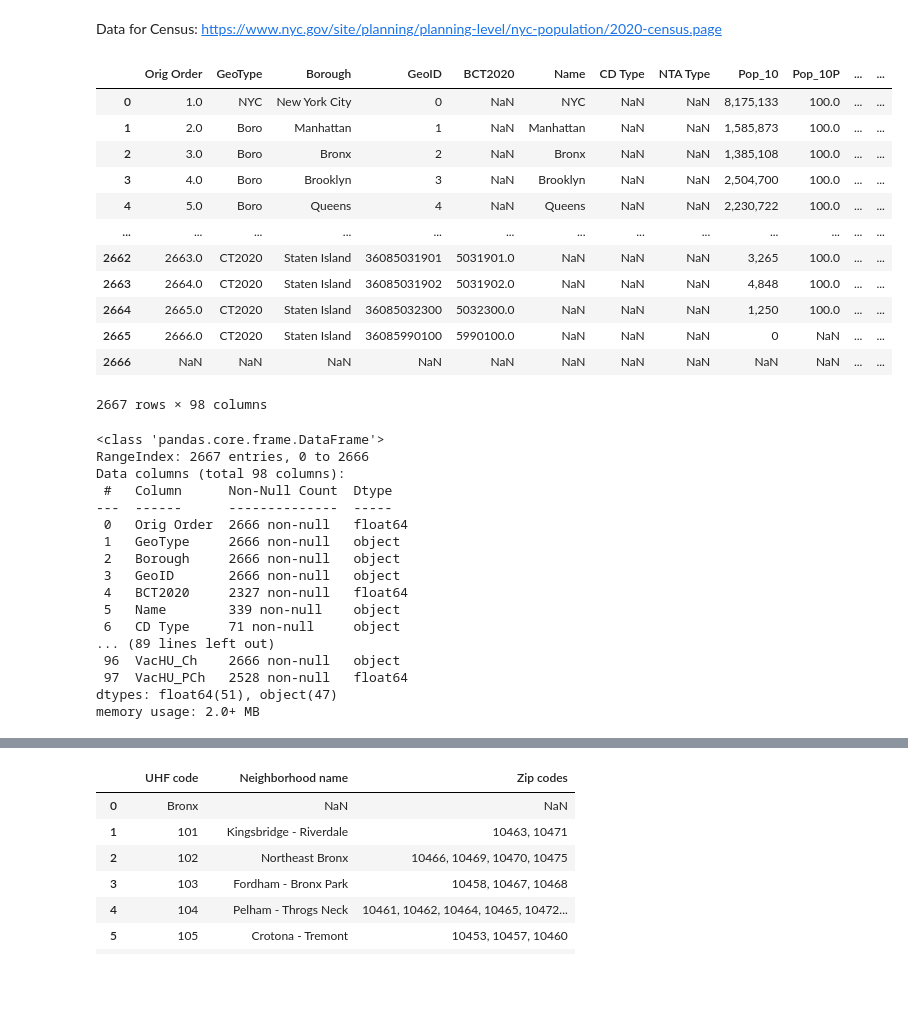
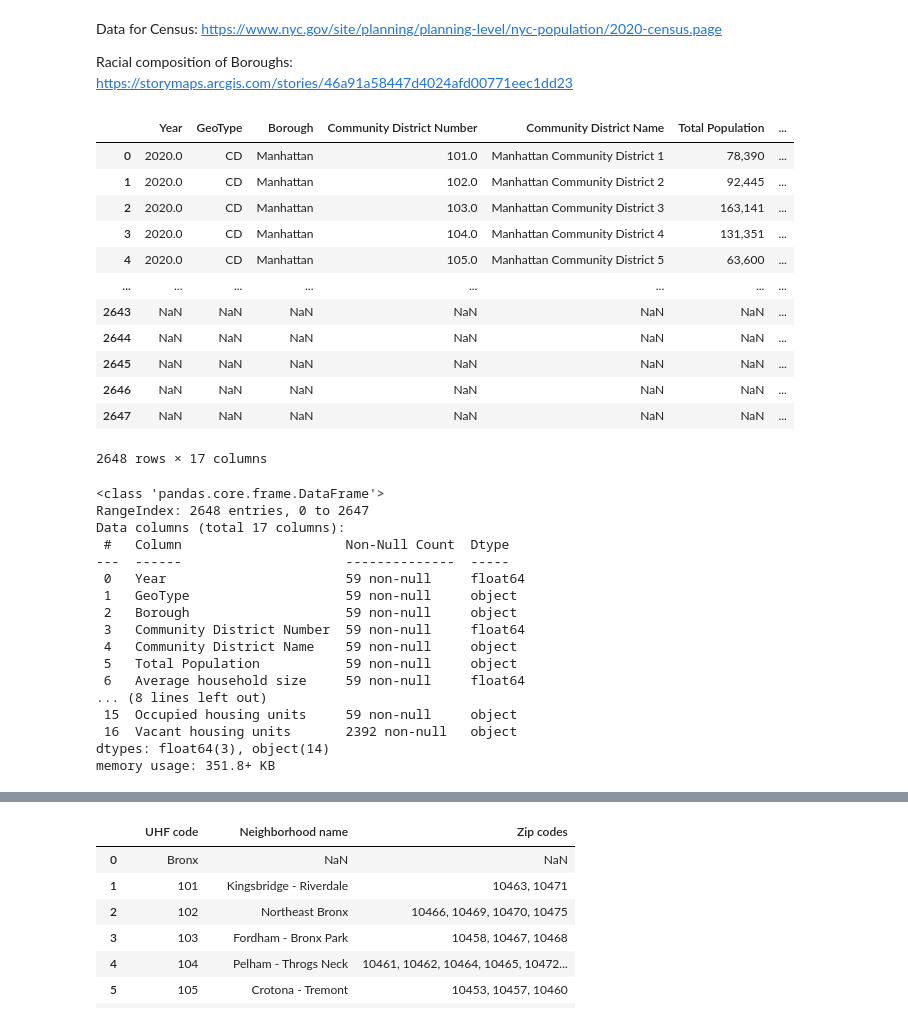
Before and after one commit to gbsmail/2023_AsAm_DataProject, a Jupyter notebook: AsAmPovertyProject.ipynb, the cells around one changed output, grey strips where cells are left out. Saved outputs shown, nothing was run; the diff lists cells and outputs as text; code cells hidden in the pictures; blank space fills up the shorter version.

```diff
--- a/AsAmPovertyProject.ipynb
+++ b/AsAmPovertyProject.ipynb
@@ -3,44 +3,47 @@
 import pandas as pd
 # %% [markdown]
 Data for Census: https://www.nyc.gov/site/planning/planning-level/nyc-population/2020-census.page
+
+Racial composition of Boroughs: https://storymaps.arcgis.com/stories/46a91a58447d4024afd00771eec1dd23
 # %%
 ## bring in US Census data for 2010 and 2020
-df = pd.read_csv("data/NYC_Census_2020_2010_geotype.csv", skiprows=[0,1,2])
+## what are all those NaN values??
+df = pd.read_csv("data/NYC_Census_2020_2010_geotype.csv")
 df
 # %% [output]
-|  | Orig Order | GeoType | Borough | GeoID | BCT2020 | Name | CD Type | NTA Type | Pop_10 | Pop_10P | ... | ... |
-| 0 | 1.0 | NYC | New York City | 0 | NaN | NYC | NaN | NaN | 8,175,133 | 100.0 | ... | ... |
-| 1 | 2.0 | Boro | Manhattan | 1 | NaN | Manhattan | NaN | NaN | 1,585,873 | 100.0 | ... | ... |
-| 2 | 3.0 | Boro | Bronx | 2 | NaN | Bronx | NaN | NaN | 1,385,108 | 100.0 | ... | ... |
-| 3 | 4.0 | Boro | Brooklyn | 3 | NaN | Brooklyn | NaN | NaN | 2,504,700 | 100.0 | ... | ... |
-| 4 | 5.0 | Boro | Queens | 4 | NaN | Queens | NaN | NaN | 2,230,722 | 100.0 | ... | ... |
-| ... | ... | ... | ... | ... | ... | ... | ... | ... | ... | ... | ... | ... |
-| 2662 | 2663.0 | CT2020 | Staten Island | 36085031901 | 5031901.0 | NaN | NaN | NaN | 3,265 | 100.0 | ... | ... |
-| 2663 | 2664.0 | CT2020 | Staten Island | 36085031902 | 5031902.0 | NaN | NaN | NaN | 4,848 | 100.0 | ... | ... |
-| 2664 | 2665.0 | CT2020 | Staten Island | 36085032300 | 5032300.0 | NaN | NaN | NaN | 1,250 | 100.0 | ... | ... |
-| 2665 | 2666.0 | CT2020 | Staten Island | 36085990100 | 5990100.0 | NaN | NaN | NaN | 0 | NaN | ... | ... |
-| 2666 | NaN | NaN | NaN | NaN | NaN | NaN | NaN | NaN | NaN | NaN | ... | ... |
+|  | Year | GeoType | Borough | Community District Number | Community District Name | Total Population | ... |
+| 0 | 2020.0 | CD | Manhattan | 101.0 | Manhattan Community District 1 | 78,390 | ... |
+| 1 | 2020.0 | CD | Manhattan | 102.0 | Manhattan Community District 2 | 92,445 | ... |
+| 2 | 2020.0 | CD | Manhattan | 103.0 | Manhattan Community District 3 | 163,141 | ... |
+| 3 | 2020.0 | CD | Manhattan | 104.0 | Manhattan Community District 4 | 131,351 | ... |
+| 4 | 2020.0 | CD | Manhattan | 105.0 | Manhattan Community District 5 | 63,600 | ... |
+| ... | ... | ... | ... | ... | ... | ... | ... |
+| 2643 | NaN | NaN | NaN | NaN | NaN | NaN | ... |
+| 2644 | NaN | NaN | NaN | NaN | NaN | NaN | ... |
+| 2645 | NaN | NaN | NaN | NaN | NaN | NaN | ... |
+| 2646 | NaN | NaN | NaN | NaN | NaN | NaN | ... |
+| 2647 | NaN | NaN | NaN | NaN | NaN | NaN | ... |
-2667 rows × 98 columns
+2648 rows × 17 columns
 # %%
 df.info()
 # %% [output]
 <class 'pandas.core.frame.DataFrame'>
-RangeIndex: 2667 entries, 0 to 2666
-Data columns (total 98 columns):
- #   Column      Non-Null Count  Dtype
----  ------      --------------  -----
- 0   Orig Order  2666 non-null   float64
- 1   GeoType     2666 non-null   object
- 2   Borough     2666 non-null   object
- 3   GeoID       2666 non-null   object
- 4   BCT2020     2327 non-null   float64
- 5   Name        339 non-null    object
- 6   CD Type     71 non-null     object
-... (89 lines left out)
- 96  VacHU_Ch    2666 non-null   object
- 97  VacHU_PCh   2528 non-null   float64
-dtypes: float64(51), object(47)
-memory usage: 2.0+ MB
+RangeIndex: 2648 entries, 0 to 2647
+Data columns (total 17 columns):
+ #   Column                     Non-Null Count  Dtype
+---  ------                     --------------  -----
+ 0   Year                       59 non-null     float64
+ 1   GeoType                    59 non-null     object
+ 2   Borough                    59 non-null     object
+ 3   Community District Number  59 non-null     float64
+ 4   Community District Name    59 non-null     object
+ 5   Total Population           59 non-null     object
+ 6   Average household size     59 non-null     float64
+... (8 lines left out)
+ 15  Occupied housing units     59 non-null     object
+ 16  Vacant housing units       2392 non-null   object
+dtypes: float64(3), object(14)
+memory usage: 351.8+ KB
 # %%
 df.columns
 # %% [output]
```
Also changed, not shown: parts of 25 cells of this notebook.
